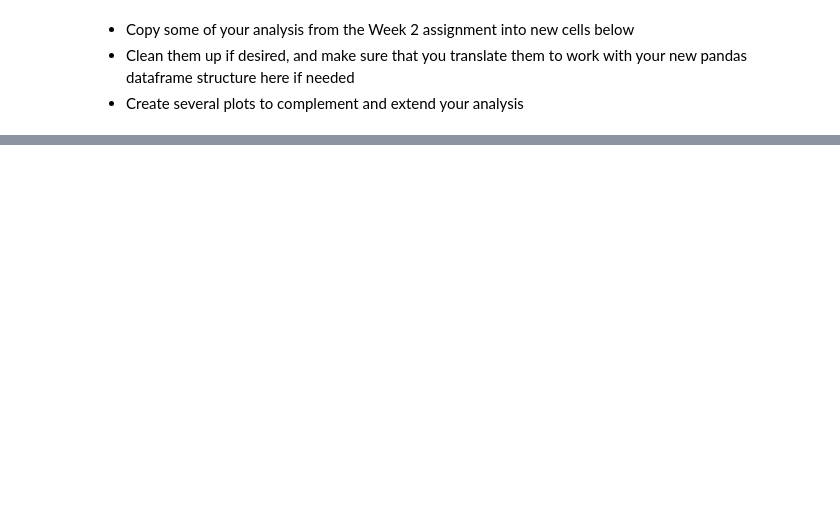
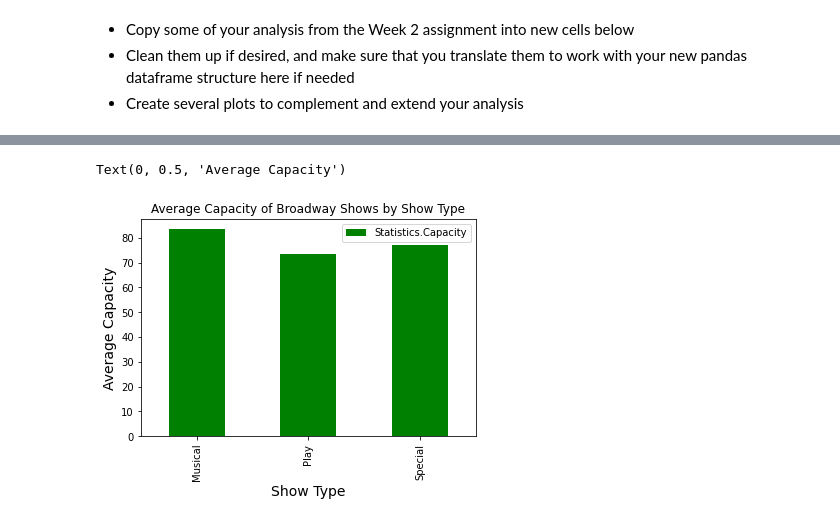
Before and after one commit to jhuang00/dh140, a Jupyter notebook: Assignment03/Assignment03.ipynb, the cells around one changed output, grey strips where cells are left out. Saved outputs shown, nothing was run; the diff lists cells and outputs as text; code cells hidden in the pictures; blank space fills up the shorter version.

```diff
--- a/Assignment03/Assignment03.ipynb
+++ b/Assignment03/Assignment03.ipynb
@@ -196,0 +304,15 @@ Text(0, 0.5, 'Theatre of the show')
+# %%
+# group data by show type
+by_type = broadway_df.groupby('Show.Type')
+type = ['Musical', 'Play', 'Special']
+# %%
+# get average capacity for each show type
+capacity_t = []
+for i in type:
+    capacity_t.append(by_type.get_group(i)['Statistics.Capacity'].mean())
+# %%
+# create dataframe
+capacity_type_dict = {'Show.Type':type,
+                      'Statistics.Capacity':capacity_t
+                      }
+capacity_type_df = pd.DataFrame(capacity_type_dict)
@@ -196,0 +326,9 @@ Text(0, 0.5, 'Theatre of the show')
+# %%
+# plotting
+capacity_type_plot = capacity_type_df.plot(kind='bar', x='Show.Type', y='Statistics.Capacity', color='green')
+capacity_type_plot.set_title('Average Capacity of Broadway Shows by Show Type')
+capacity_type_plot.set_xlabel('Show Type',fontsize=14)
+capacity_type_plot.set_ylabel('Average Capacity',fontsize=14)
+# %% [output]
+Text(0, 0.5, 'Average Capacity')
+[figure, added]
```
Also changed, not shown: parts of 11 cells of this notebook.
